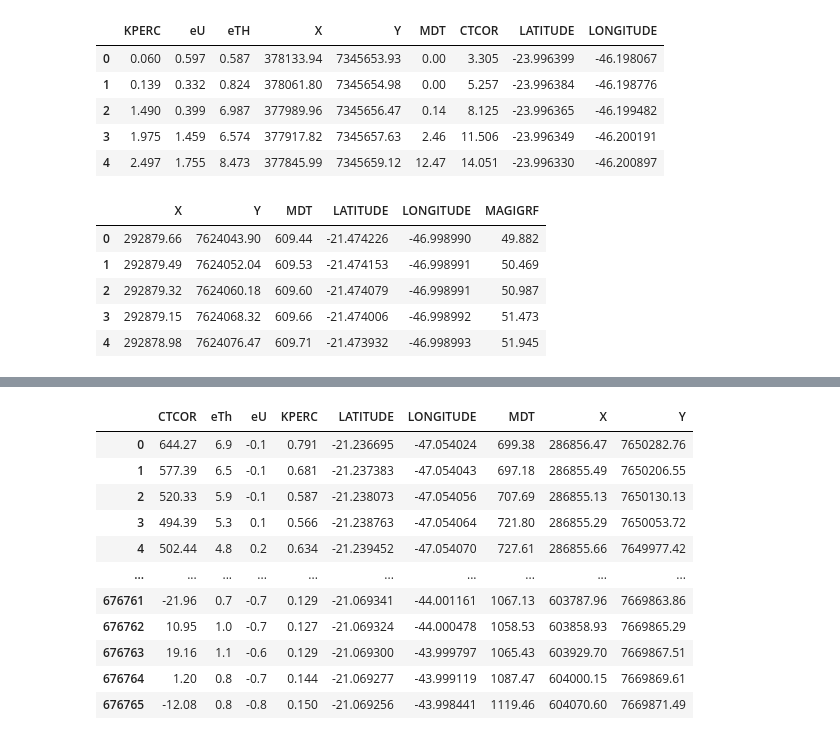
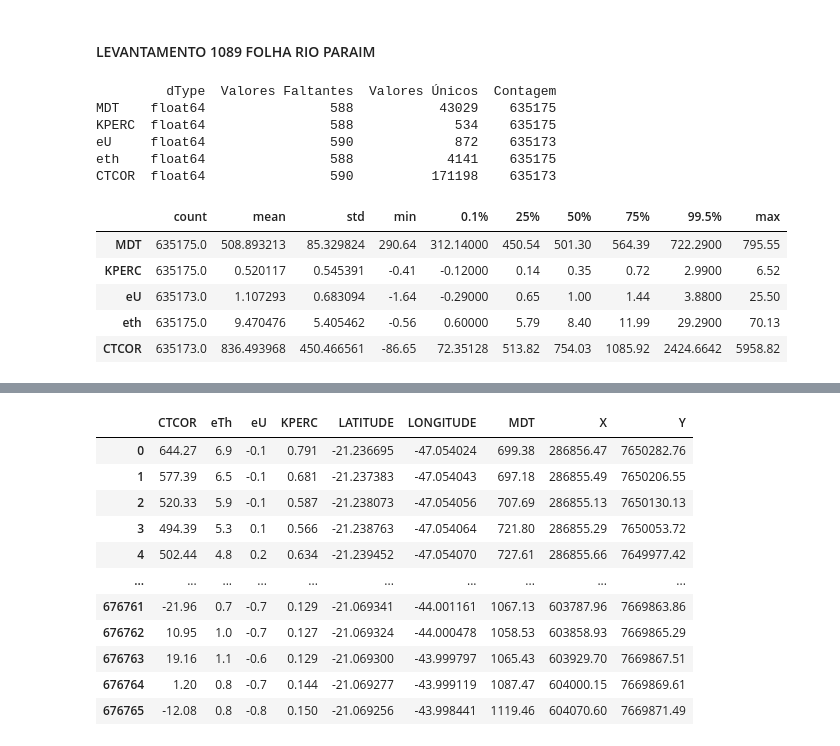
Before and after one commit to Gabriel-Goes/mapeamento_litologico_preditivo, a Jupyter notebook: sources/tutoriais/2 - Pandas: Reading XYZ files from CPRM DataBase.ipynb, the cells around one changed output, grey strips where cells are left out. Cells and saved outputs as stored; diff of their text form; code cells hidden in the pictures.

```diff
--- a/sources/tutoriais/2 - Pandas: Reading XYZ files from CPRM DataBase.ipynb
+++ b/sources/tutoriais/2 - Pandas: Reading XYZ files from CPRM DataBase.ipynb
@@ -167,21 +198,5 @@ g_1105 = pd.read_csv(gdb+'geof/g1105')
-# %%
-g_1105.head()
-# %% [output]
-|  | KPERC | eU | eTH | X | Y | MDT | CTCOR | LATITUDE | LONGITUDE |
-| 0 | 0.060 | 0.597 | 0.587 | 378133.94 | 7345653.93 | 0.00 | 3.305 | -23.996399 | -46.198067 |
-| 1 | 0.139 | 0.332 | 0.824 | 378061.80 | 7345654.98 | 0.00 | 5.257 | -23.996384 | -46.198776 |
-| 2 | 1.490 | 0.399 | 6.987 | 377989.96 | 7345656.47 | 0.14 | 8.125 | -23.996365 | -46.199482 |
-| 3 | 1.975 | 1.459 | 6.574 | 377917.82 | 7345657.63 | 2.46 | 11.506 | -23.996349 | -46.200191 |
-| 4 | 2.497 | 1.755 | 8.473 | 377845.99 | 7345659.12 | 12.47 | 14.051 | -23.996330 | -46.200897 |
-# %%
-m_1105.head()
-# %% [output]
-|  | X | Y | MDT | LATITUDE | LONGITUDE | MAGIGRF |
-| 0 | 292879.66 | 7624043.90 | 609.44 | -21.474226 | -46.998990 | 49.882 |
-| 1 | 292879.49 | 7624052.04 | 609.53 | -21.474153 | -46.998991 | 50.469 |
-| 2 | 292879.32 | 7624060.18 | 609.60 | -21.474079 | -46.998991 | 50.987 |
-| 3 | 292879.15 | 7624068.32 | 609.66 | -21.474006 | -46.998992 | 51.473 |
-| 4 | 292878.98 | 7624076.47 | 609.71 | -21.473932 | -46.998993 | 51.945 |
+# %% [markdown]
+#### LEVANTAMENTO 1089 FOLHA RIO PARAIM
 # %%
 gama_cols = 'X Y FIDUCIAL GPSALT BARO ALTURA MDT CTB KB UB THB UPU LIVE_TIME COS TEMP KPERC eU eth CTEXP CTCOR UCOR THCOR KCOR THKRAZAO UKRAZAO UTHRAZAO LONGITUDE LATITUDE DATA HORA'.split(" ")
 
@@ -202,3 +217,29 @@ gTie_1089 = pd.read_csv(gdb+'xyz/1089_XYZ/XYZ/1089_GamaTie.XYZ',
                          usecols=["X","Y","LATITUDE","LONGITUDE",
                                   "KPERC","eU","eth","CTCOR","MDT"],
                          na_values=('*'))
+# %%
+df = gLine_1089.drop(axis=0,columns=['X','Y','LATITUDE','LONGITUDE'])
+
+datadict = pd.DataFrame(df.dtypes)
+datadict["Valores Faltantes"] = df.isnull().sum()
+datadict["Valores Únicos"] = df.nunique()
+datadict["Contagem"] = df.count()
+datadict = datadict.rename(columns = {0 : 'dType'})
+
+print(datadict)
+
+df_describe=df.describe(percentiles=[0.001,0.25,0.5,0.75,0.995])
+df_describe.T
+# %% [output]
+         dType  Valores Faltantes  Valores Únicos  Contagem
+MDT    float64                588           43029    635175
+KPERC  float64                588             534    635175
+eU     float64                590             872    635173
+eth    float64                588            4141    635175
+CTCOR  float64                590          171198    635173
+|  | count | mean | std | min | 0.1% | 25% | 50% | 75% | 99.5% | max |
+| MDT | 635175.0 | 508.893213 | 85.329824 | 290.64 | 312.14000 | 450.54 | 501.30 | 564.39 | 722.2900 | 795.55 |
+| KPERC | 635175.0 | 0.520117 | 0.545391 | -0.41 | -0.12000 | 0.14 | 0.35 | 0.72 | 2.9900 | 6.52 |
+| eU | 635173.0 | 1.107293 | 0.683094 | -1.64 | -0.29000 | 0.65 | 1.00 | 1.44 | 3.8800 | 25.50 |
+| eth | 635175.0 | 9.470476 | 5.405462 | -0.56 | 0.60000 | 5.79 | 8.40 | 11.99 | 29.2900 | 70.13 |
+| CTCOR | 635173.0 | 836.493968 | 450.466561 | -86.65 | 72.35128 | 513.82 | 754.03 | 1085.92 | 2424.6642 | 5958.82 |
```
Also changed, not shown: parts of 46 cells of this notebook, 18 other files.
